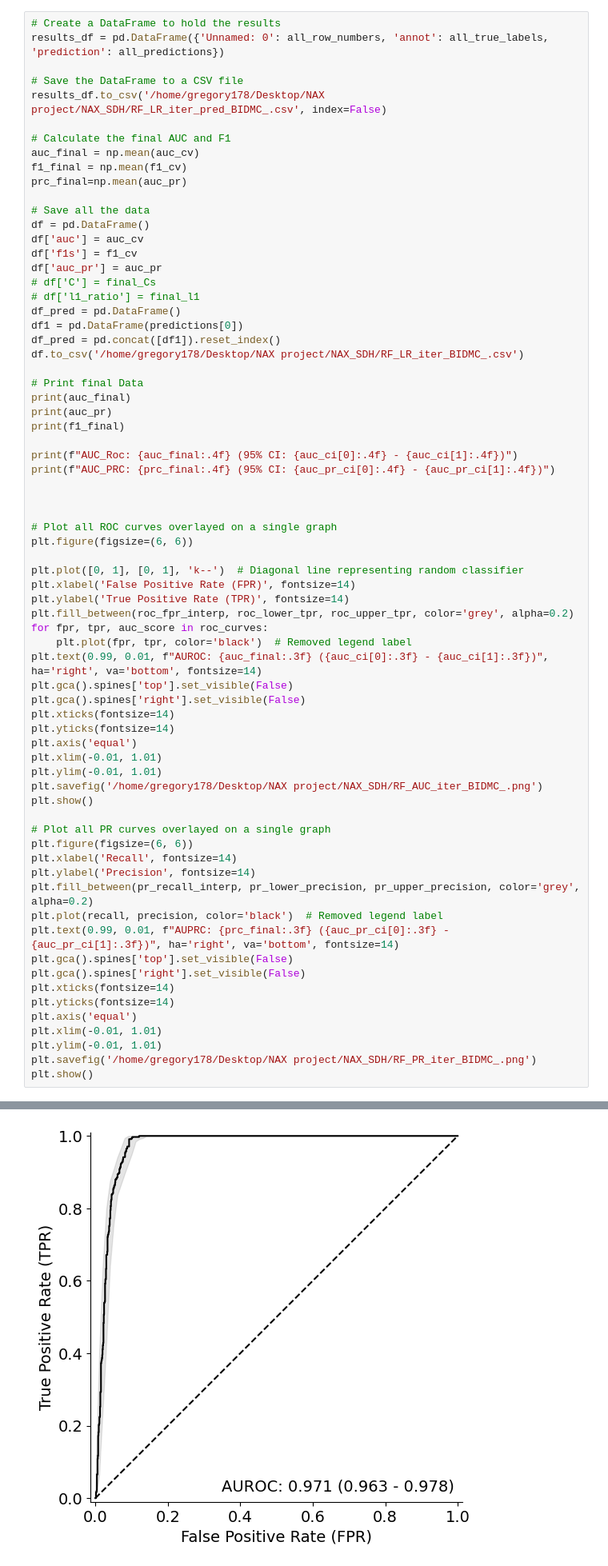
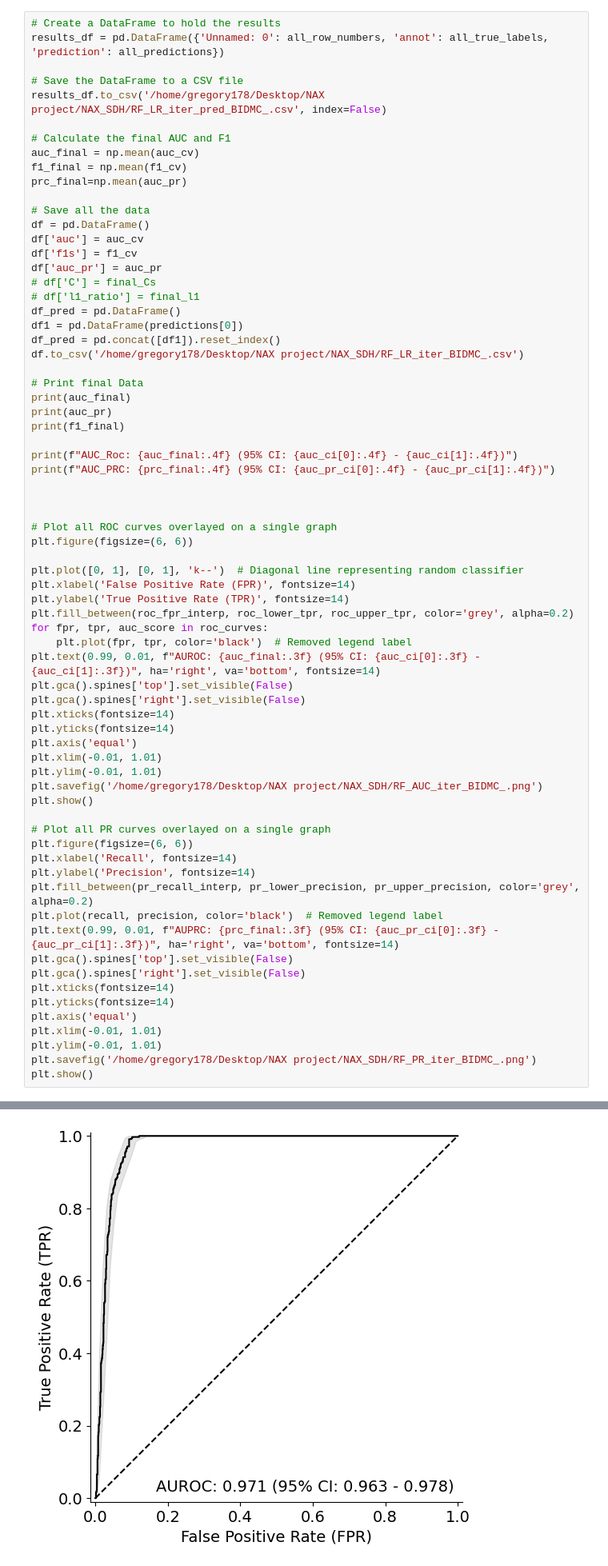
Before and after one commit to bdsp-core/SDH-EHR-Phenotyping-NAX, a Jupyter notebook: Step12_test_version_RF_train_MGB_Test_BIDMC_Draft_15.ipynb, the cells around one changed output, grey strips where cells are left out. Shown at 80% size. Drawn from its saved outputs; the diff is of its cells as text.

Commit message:
Update Plots again

```diff
--- a/Step12_test_version_RF_train_MGB_Test_BIDMC_Draft_15.ipynb
+++ b/Step12_test_version_RF_train_MGB_Test_BIDMC_Draft_15.ipynb
@@ -338,37 +338,37 @@ plt.ylabel('True Positive Rate (TPR)', fontsize=14)
 plt.fill_between(roc_fpr_interp, roc_lower_tpr, roc_upper_tpr, color='grey', alpha=0.2)
 for fpr, tpr, auc_score in roc_curves:
     plt.plot(fpr, tpr, color='black')  # Removed legend label
-plt.text(0.99, 0.01, f"AUROC: {auc_final:.3f} ({auc_ci[0]:.3f} - {auc_ci[1]:.3f})", ha='right', va='bottom', fontsize=14)
+plt.text(0.99, 0.01, f"AUROC: {auc_final:.3f} (95% CI: {auc_ci[0]:.3f} - {auc_ci[1]:.3f})", ha='right', va='bottom', fontsize=14)
 plt.gca().spines['top'].set_visible(False)
 plt.gca().spines['right'].set_visible(False)
 plt.xticks(fontsize=14)
 plt.yticks(fontsize=14)
 plt.axis('equal')
 plt.xlim(-0.01, 1.01)
 plt.ylim(-0.01, 1.01)
 plt.savefig('/home/gregory178/Desktop/NAX project/NAX_SDH/RF_AUC_iter_BIDMC_.png')
 plt.show()
 
 # Plot all PR curves overlayed on a single graph
 plt.figure(figsize=(6, 6))
 plt.xlabel('Recall', fontsize=14)
 plt.ylabel('Precision', fontsize=14)
 plt.fill_between(pr_recall_interp, pr_lower_precision, pr_upper_precision, color='grey', alpha=0.2)
 plt.plot(recall, precision, color='black')  # Removed legend label
-plt.text(0.99, 0.01, f"AUPRC: {prc_final:.3f} ({auc_pr_ci[0]:.3f} - {auc_pr_ci[1]:.3f})", ha='right', va='bottom', fontsize=14)
+plt.text(0.99, 0.01, f"AUPRC: {prc_final:.3f} (95% CI: {auc_pr_ci[0]:.3f} - {auc_pr_ci[1]:.3f})", ha='right', va='bottom', fontsize=14)
 plt.gca().spines['top'].set_visible(False)
 plt.gca().spines['right'].set_visible(False)
 plt.xticks(fontsize=14)
 plt.yticks(fontsize=14)
 plt.axis('equal')
 plt.xlim(-0.01, 1.01)
 plt.ylim(-0.01, 1.01)
 plt.savefig('/home/gregory178/Desktop/NAX project/NAX_SDH/RF_PR_iter_BIDMC_.png')
 plt.show()
 # %% [output]
 0.970837687459358
 [0.8312369127417338]
 0.2995169082125604
 AUC_Roc: 0.9708 (95% CI: 0.9628 - 0.9781)
 AUC_PRC: 0.8312 (95% CI: 0.7791 - 0.8823)
-[figure, old version]
+[figure, new version]
```
Also changed, not shown: parts of 1 cell of this notebook, 2 other files.
